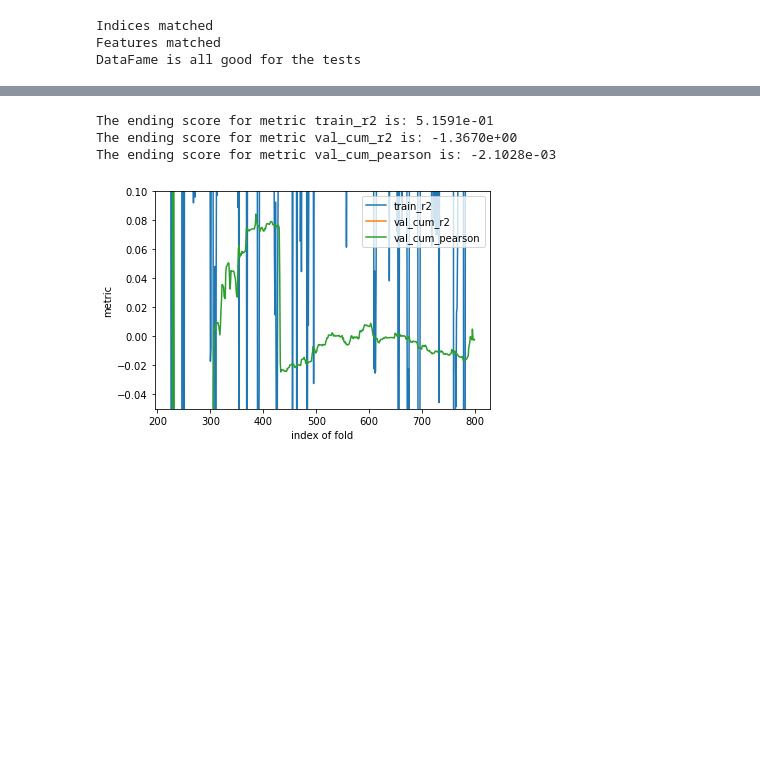
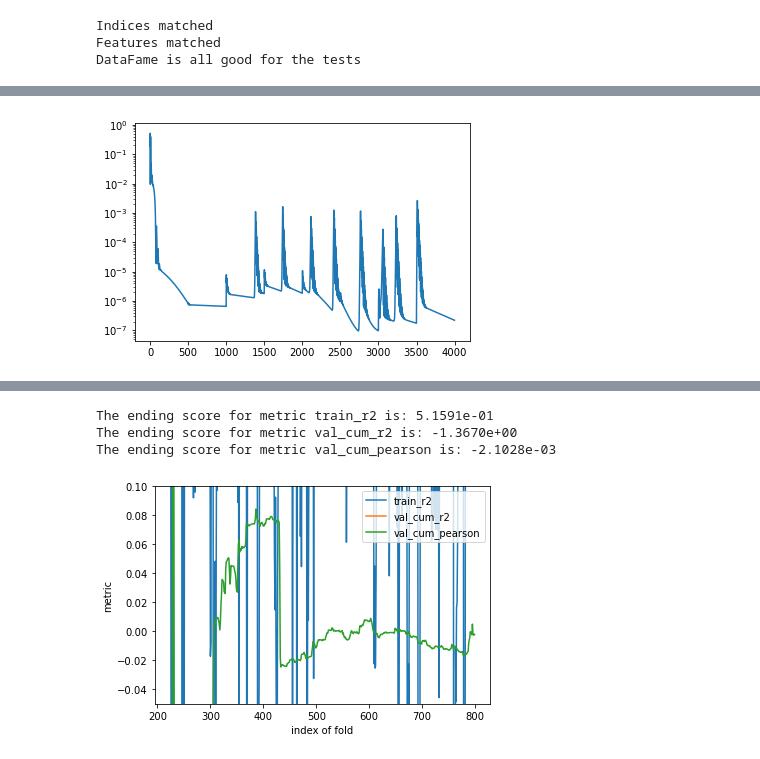
Before and after one commit to owen8877/qids-2023-comp, a Jupyter notebook: playground/shockspeare/NN_LSTM.ipynb, the cells around one changed output, grey strips where cells are left out. Cells and saved outputs as stored; diff of their text form; code cells hidden in the pictures; blank space fills up the shorter version.

```diff
--- a/playground/shockspeare/NN_LSTM.ipynb
+++ b/playground/shockspeare/NN_LSTM.ipynb
@@ -570,3 +707,20 @@ model_path = '../../model/dump/LSTM_1for54'
 torch.save(net.state_dict(), model_path)
 # %% [markdown]
 ## Try one model for one prediction
+# %%
+class MLP(nn.Module):
+    def __init__(self, num_step, num_feature):
+        super().__init__()
+        self.fc1 = nn.Linear(num_step, num_feature)
+        self.fc2 = nn.Linear(num_feature, 1)
+        self.dropout = nn.Dropout(p=0.2)
+ #        self.fc1 = nn.Linear(1024, 256)
+ #        self.fc2 = nn.Linear(256, 64)
+ #        self.fc3 = nn.Linear(64,D_out)
+
+    def forward(self, input):
+        # x = F.relu(self.fc1(input))
+        # x = self.fc2(self.dropout(x))
+        x = self.fc1(input)
+        x = self.fc2(x)
+        return x
@@ -755,0 +1075,5 @@ class NN_wrapper():
+# %%
+plt.semilogy(loss_list)
+plt.show()
+# %% [output]
+[figure, added]
```
Also changed, not shown: parts of 18 cells of this notebook, 8 other files.
